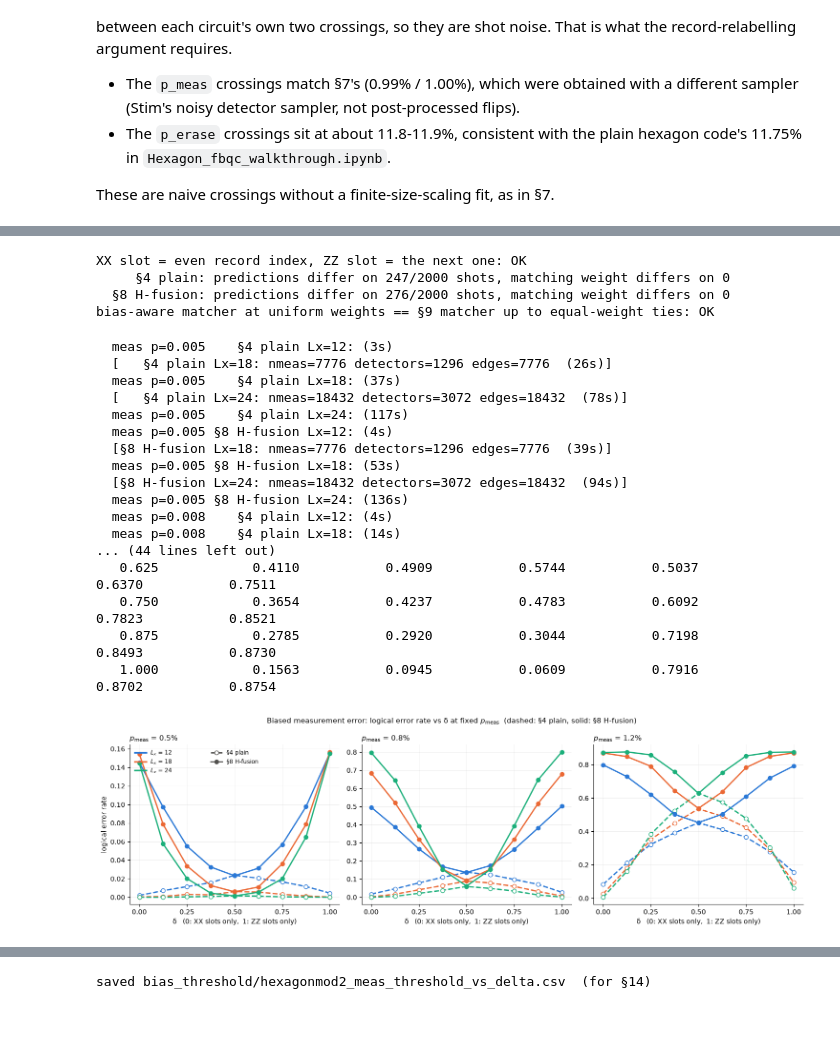
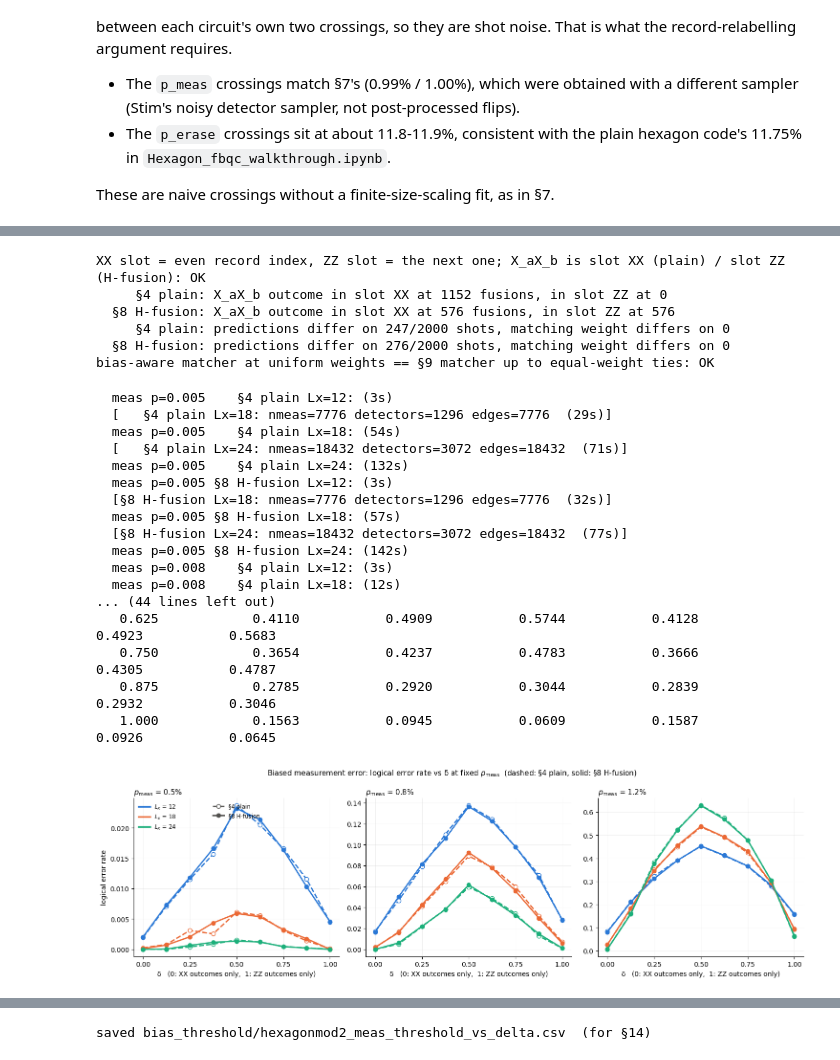
Before and after one commit to anxious-pineapple/Errors-in-FBQC-Code, a Jupyter notebook: Code/HexagonMOD2_fbqc_walkthrough.ipynb, the cells around one changed output, grey strips where cells are left out. Cells and saved outputs as stored; diff of their text form; code cells hidden in the pictures; blank space fills up the shorter version.

```diff
--- a/Code/HexagonMOD2_fbqc_walkthrough.ipynb
+++ b/Code/HexagonMOD2_fbqc_walkthrough.ipynb
@@ -2231,10 +2238,28 @@ BIAS_P = {"meas": [0.005, 0.008, 0.012], "erase": [0.06, 0.09, 0.12]}
 Q_FLOOR = 1e-6
 
 
-def slot_rates(nmeas, p, delta):
-    """Per-record noise rate: 2 (1 - delta) p on XX slots, 2 delta p on ZZ slots,
+_xx_mask = {}
+
+
+def xx_outcome_mask(x_max, variant):
+    """True where a record holds its fusion's X_aX_b outcome, for the qubits as they arrive
+    at the fusion (after §3's layer): slot XX of a plain fusion, slot ZZ of an H-fusion (§8)."""
+    key = (x_max, variant)
+    if key not in _xx_mask:
+        hfuse = VARIANTS[variant]
+        net_ = HexLattice(x_max, x_max)
+        _, recs, nm = build(Spacetime(net_, n_cycles=x_max), hfuse=hfuse)   # th_structure's record order
+        m = np.zeros(nm, dtype=bool)
+        for (t, colour, kind, p, r), (ixx, izz) in recs.items():
+            m[izz if (hfuse is not None and hfuse(net_, p, r, kind)) else ixx] = True
+        _xx_mask[key] = m
+    return _xx_mask[key]
+
+
+def outcome_rates(x_max, variant, p, delta):
+    """Per-record noise rate: 2 (1 - delta) p on X_aX_b outcomes, 2 delta p on Z_aZ_b outcomes,
     so delta = 0.5 puts p on both -- §9's model."""
-    return np.where(np.arange(nmeas) % 2 == 0, 2 * (1 - delta) * p, 2 * delta * p)
+    return np.where(xx_outcome_mask(x_max, variant), 2 * (1 - delta) * p, 2 * delta * p)
 
 
 def biased_matcher(S, q):
@@ -2250,7 +2275,7 @@ def bias_sweep(x_max, variant, noise, p, deltas, seed=2026):
     raw = clean_sample(S, shots, seed)
     rates = []
     for j, delta in enumerate(deltas):
-        q = slot_rates(S['nmeas'], p, delta)
+        q = outcome_rates(x_max, variant, p, delta)
         rng = np.random.default_rng((seed, x_max, int(round(p * 1e6)), j))
         hit = rng.random(raw.shape, dtype=np.float32) < q.astype(np.float32)
         if noise == "meas":
@@ -2261,11 +2286,16 @@ def bias_sweep(x_max, variant, noise, p, deltas, seed=2026):
     return np.array(rates)
 
 
-# slot_rates relies on XX = even record index, ZZ = odd, at every fusion
+# the mask relies on: slot XX = even record, slot ZZ = the next one; a plain fusion reports
+# X_aX_b in slot XX and an H-fusion in slot ZZ (stim flows, §2 and §8)
 _st = Spacetime(HexLattice(4, 4), n_cycles=4)
 _, _recs, _ = build(_st)
 assert all(ixx % 2 == 0 and izz == ixx + 1 for ixx, izz in _recs.values())
-print("XX slot = even record index, ZZ slot = the next one: OK")
+assert reads() == {"rec[-2]": "XX", "rec[-1]": "ZZ"} and reads(pre_h=(0, 1)) == {"rec[-2]": "ZZ", "rec[-1]": "XX"}
+print("XX slot = even record index, ZZ slot = the next one; X_aX_b is slot XX (plain) / slot ZZ (H-fusion): OK")
+for variant in VARIANTS:
+    m = xx_outcome_mask(4, variant)
+    print(f"  {variant:>11}: X_aX_b outcome in slot XX at {int(m[0::2].sum())} fusions, in slot ZZ at {int(m[1::2].sum())}")
 
 # at uniform weights the bias-aware matcher may break ties differently from §9's,
 # but must always find a matching of the same weight
@@ -2285,7 +2315,9 @@ for variant in VARIANTS:
     assert n_wdiff == 0
 print("bias-aware matcher at uniform weights == §9 matcher up to equal-weight ties: OK")
 # %% [output]
-XX slot = even record index, ZZ slot = the next one: OK
+XX slot = even record index, ZZ slot = the next one; X_aX_b is slot XX (plain) / slot ZZ (H-fusion): OK
+     §4 plain: X_aX_b outcome in slot XX at 1152 fusions, in slot ZZ at 0
+  §8 H-fusion: X_aX_b outcome in slot XX at 576 fusions, in slot ZZ at 576
      §4 plain: predictions differ on 247/2000 shots, matching weight differs on 0
   §8 H-fusion: predictions differ on 276/2000 shots, matching weight differs on 0
 bias-aware matcher at uniform weights == §9 matcher up to equal-weight ties: OK
@@ -2315,22 +2347,22 @@ def print_bias_table(noise):
 print_bias_table("meas")
 # %% [output]
   meas p=0.005    §4 plain Lx=12: (3s)
-  [   §4 plain Lx=18: nmeas=7776 detectors=1296 edges=7776  (26s)]
-  meas p=0.005    §4 plain Lx=18: (37s)
-  [   §4 plain Lx=24: nmeas=18432 detectors=3072 edges=18432  (78s)]
-  meas p=0.005    §4 plain Lx=24: (117s)
-  meas p=0.005 §8 H-fusion Lx=12: (4s)
-  [§8 H-fusion Lx=18: nmeas=7776 detectors=1296 edges=7776  (39s)]
-  meas p=0.005 §8 H-fusion Lx=18: (53s)
-  [§8 H-fusion Lx=24: nmeas=18432 detectors=3072 edges=18432  (94s)]
-  meas p=0.005 §8 H-fusion Lx=24: (136s)
-  meas p=0.008    §4 plain Lx=12: (4s)
-  meas p=0.008    §4 plain Lx=18: (14s)
+  [   §4 plain Lx=18: nmeas=7776 detectors=1296 edges=7776  (29s)]
+  meas p=0.005    §4 plain Lx=18: (54s)
+  [   §4 plain Lx=24: nmeas=18432 detectors=3072 edges=18432  (71s)]
+  meas p=0.005    §4 plain Lx=24: (132s)
+  meas p=0.005 §8 H-fusion Lx=12: (3s)
+  [§8 H-fusion Lx=18: nmeas=7776 detectors=1296 edges=7776  (32s)]
+  meas p=0.005 §8 H-fusion Lx=18: (57s)
+  [§8 H-fusion Lx=24: nmeas=18432 detectors=3072 edges=18432  (77s)]
+  meas p=0.005 §8 H-fusion Lx=24: (142s)
+  meas p=0.008    §4 plain Lx=12: (3s)
+  meas p=0.008    §4 plain Lx=18: (12s)
 ... (44 lines left out)
-   0.625            0.4110           0.4909           0.5744           0.5037           0.6370           0.7511
-   0.750            0.3654           0.4237           0.4783           0.6092           0.7823           0.8521
-   0.875            0.2785           0.2920           0.3044           0.7198           0.8493           0.8730
-   1.000            0.1563           0.0945           0.0609           0.7916           0.8702           0.8754
+   0.625            0.4110           0.4909           0.5744           0.4128           0.4923           0.5683
+   0.750            0.3654           0.4237           0.4783           0.3666           0.4305           0.4787
+   0.875            0.2785           0.2920           0.3044           0.2839           0.2932           0.3046
+   1.000            0.1563           0.0945           0.0609           0.1587           0.0926           0.0645
 # %%
 SERIES = {4: "#2a78d6", 6: "#eb6834", 8: "#1baf7a"}   # same per-size colours as §7 and §9
 STYLE = {"§4 plain": dict(ls="--", mfc="white"), "§8 H-fusion": dict(ls="-")}
@@ -2338,35 +2370,35 @@ STYLE = {"§4 plain": dict(ls="--", mfc="white"), "§8 H-fusion": dict(ls="-")}
 
 def plot_bias(noise, xlab):
     deltas = BIAS_DELTAS[noise]
     fig, axes = plt.subplots(1, len(BIAS_P[noise]), figsize=(15, 4.6))
     for ax, p in zip(axes, BIAS_P[noise]):
         for variant in VARIANTS:
             for x in TH_SIZES:
                 ax.plot(deltas, bias_results[(noise, variant, x, p)], marker="o", color=SERIES[x],
                         linewidth=2, markersize=6, **STYLE[variant])
         ax.set_title(f"{xlab} = {p * 100:.1f}%", fontsize=11, loc="left")
-        ax.set_xlabel("δ   (0: XX slots only,  1: ZZ slots only)")
+        ax.set_xlabel("δ   (0: XX outcomes only,  1: ZZ outcomes only)")
         ax.set_xticks(np.linspace(0, 1, 5))
         ax.grid(alpha=0.22, linewidth=0.6)
         ax.set_axisbelow(True)
         for s in ("top", "right"):
             ax.spines[s].set_visible(False)
     axes[0].set_ylabel("logical error rate")
     sizes_leg = axes[0].legend(handles=[plt.Line2D([], [], color=SERIES[x], lw=2.5, label=f"$L_x$ = {3 * x}")
                                         for x in TH_SIZES], fontsize=8.5, frameon=False, loc="upper left")
     axes[0].add_artist(sizes_leg)
     axes[0].legend(handles=[plt.Line2D([], [], color="#52514e", marker="o", lw=2, label=v, **STYLE[v])
                             for v in VARIANTS], fontsize=8.5, frameon=False, loc="upper center")
     return fig
 
 
 plot_bias("meas", "$p_\\mathrm{meas}$")
 plt.suptitle("Biased measurement error: logical error rate vs δ at fixed $p_\\mathrm{meas}$  "
              "(dashed: §4 plain, solid: §8 H-fusion)", fontsize=11)
 plt.tight_layout()
 plt.show()
 # %% [output]
-[figure, old version]
+[figure, new version]
 # %% [markdown]
 ### Result
 
```
Also changed, not shown: parts of 20 cells of this notebook, 18 other files.
